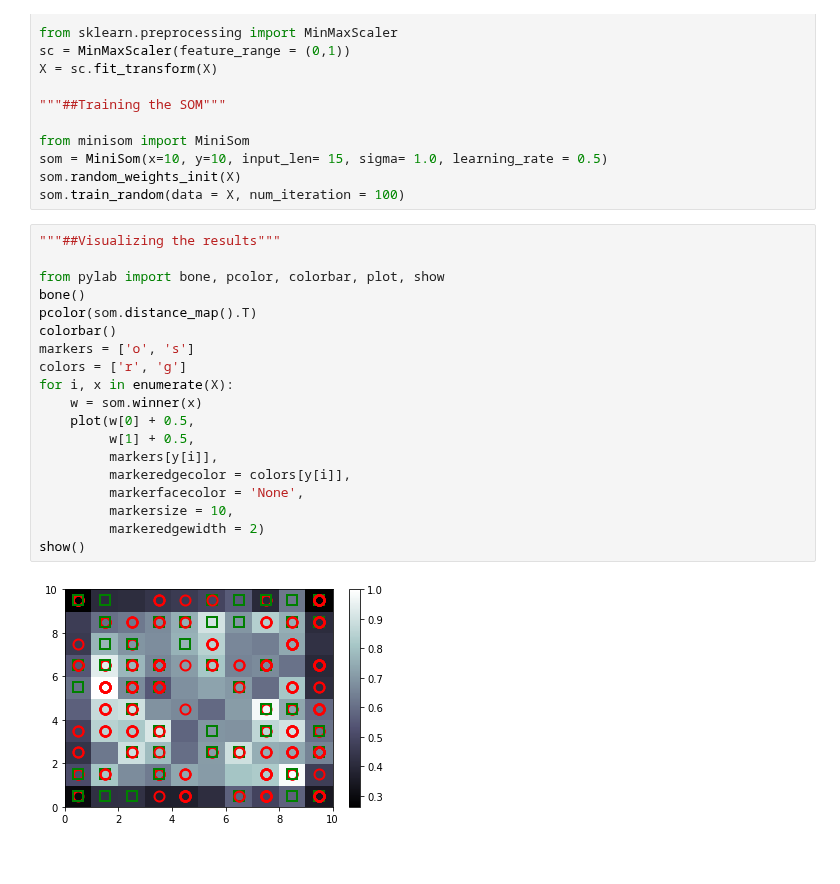
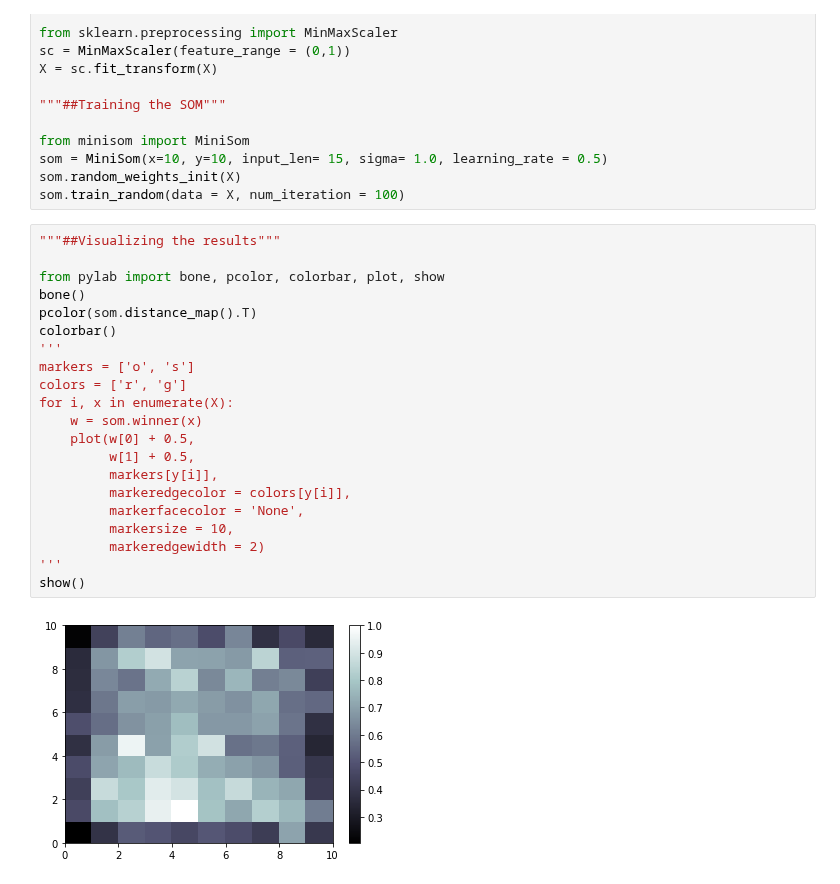
Before and after one commit to Uzmamushtaque/CSCI4962-Projects-ML-AI, a Jupyter notebook: Lecture_14.ipynb, the cells around one changed output. Drawn from its saved outputs; the diff is of its cells as text.

```diff
--- a/Lecture_14.ipynb
+++ b/Lecture_14.ipynb
@@ -153,24 +155,26 @@ som.train_random(data = X, num_iteration = 100)
 # %%
 """##Visualizing the results"""
 
 from pylab import bone, pcolor, colorbar, plot, show
 bone()
 pcolor(som.distance_map().T)
 colorbar()
+'''
 markers = ['o', 's']
 colors = ['r', 'g']
 for i, x in enumerate(X):
     w = som.winner(x)
     plot(w[0] + 0.5,
          w[1] + 0.5,
          markers[y[i]],
          markeredgecolor = colors[y[i]],
          markerfacecolor = 'None',
          markersize = 10,
          markeredgewidth = 2)
+'''
 show()
 # %% [output]
-[figure, old version]
+[figure, new version]
 # %%
 """## Finding the frauds"""
 
```
Also changed, not shown: parts of 3 cells of this notebook.
